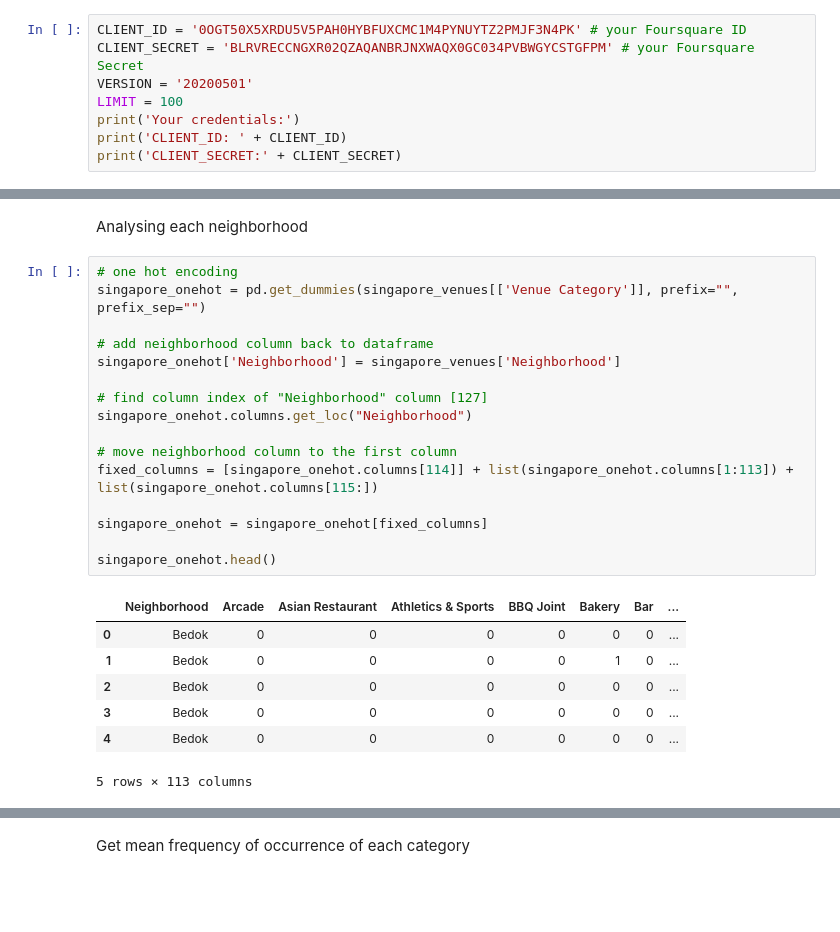
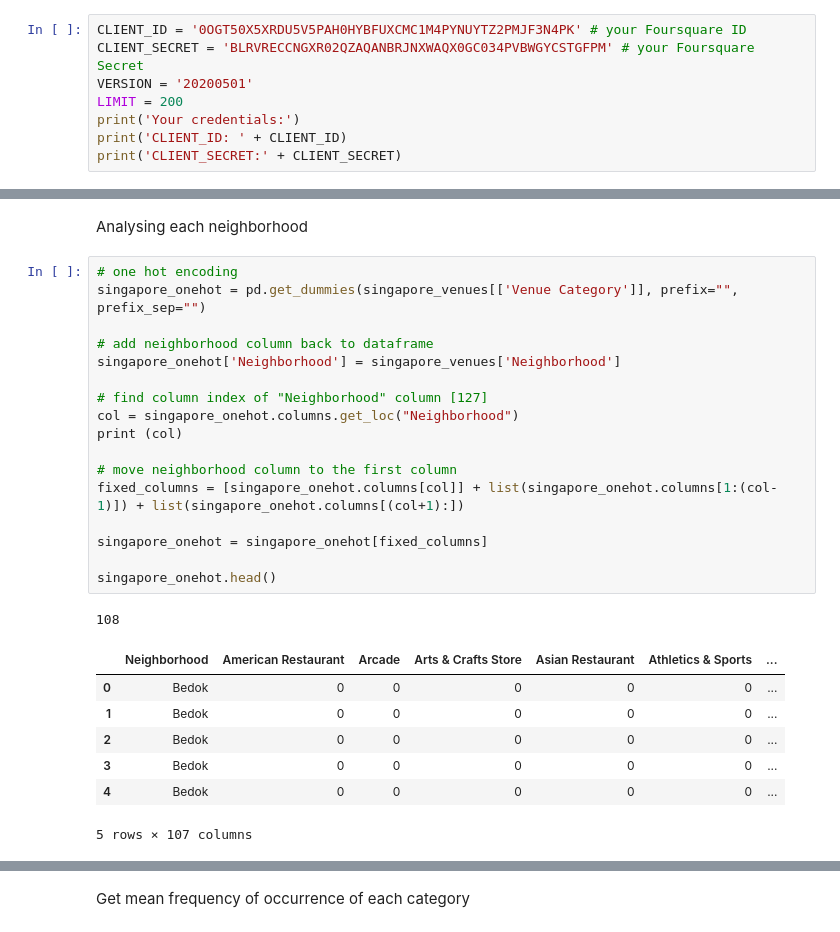
Before and after one commit to bongewj/Coursera_Capstone, a Jupyter notebook: Capstone Final Report.ipynb, the cells around one changed output, grey strips where cells are left out. Drawn from its saved outputs; the diff is of its cells as text; blank space fills up the shorter version.

```diff
--- a/Capstone Final Report.ipynb
+++ b/Capstone Final Report.ipynb
@@ -317,7 +321,7 @@ Define Foursquare credentials and version
 CLIENT_ID = '0OGT50X5XRDU5V5PAH0HYBFUXCMC1M4PYNUYTZ2PMJF3N4PK' # your Foursquare ID
 CLIENT_SECRET = 'BLRVRECCNGXR02QZAQANBRJNXWAQX0GC034PVBWGYCSTGFPM' # your Foursquare Secret
 VERSION = '20200501'
-LIMIT = 100
+LIMIT = 200
 print('Your credentials:')
 print('CLIENT_ID: ' + CLIENT_ID)
 print('CLIENT_SECRET:' + CLIENT_SECRET)
@@ -443,24 +510,26 @@ Analysing each neighborhood
 # %%
 # one hot encoding
 singapore_onehot = pd.get_dummies(singapore_venues[['Venue Category']], prefix="", prefix_sep="")
 
 # add neighborhood column back to dataframe
 singapore_onehot['Neighborhood'] = singapore_venues['Neighborhood']
 
 # find column index of "Neighborhood" column [127]
-singapore_onehot.columns.get_loc("Neighborhood")
+col = singapore_onehot.columns.get_loc("Neighborhood")
+print (col)
 
 # move neighborhood column to the first column
-fixed_columns = [singapore_onehot.columns[114]] + list(singapore_onehot.columns[1:113]) + list(singapore_onehot.columns[115:])
+fixed_columns = [singapore_onehot.columns[col]] + list(singapore_onehot.columns[1:(col-1)]) + list(singapore_onehot.columns[(col+1):])
 
 singapore_onehot = singapore_onehot[fixed_columns]
 
 singapore_onehot.head()
 # %% [output]
+108
-|  | Neighborhood | Arcade | Asian Restaurant | Athletics & Sports | BBQ Joint | Bakery | Bar | ... |
-| 0 | Bedok | 0 | 0 | 0 | 0 | 0 | 0 | ... |
-| 1 | Bedok | 0 | 0 | 0 | 0 | 1 | 0 | ... |
-| 2 | Bedok | 0 | 0 | 0 | 0 | 0 | 0 | ... |
-| 3 | Bedok | 0 | 0 | 0 | 0 | 0 | 0 | ... |
-| 4 | Bedok | 0 | 0 | 0 | 0 | 0 | 0 | ... |
+|  | Neighborhood | American Restaurant | Arcade | Arts & Crafts Store | Asian Restaurant | Athletics & Sports | ... |
+| 0 | Bedok | 0 | 0 | 0 | 0 | 0 | ... |
+| 1 | Bedok | 0 | 0 | 0 | 0 | 0 | ... |
+| 2 | Bedok | 0 | 0 | 0 | 0 | 0 | ... |
+| 3 | Bedok | 0 | 0 | 0 | 0 | 0 | ... |
+| 4 | Bedok | 0 | 0 | 0 | 0 | 0 | ... |
-5 rows × 113 columns
+5 rows × 107 columns
```
Also changed, not shown: parts of 31 cells of this notebook, 3 other files.
